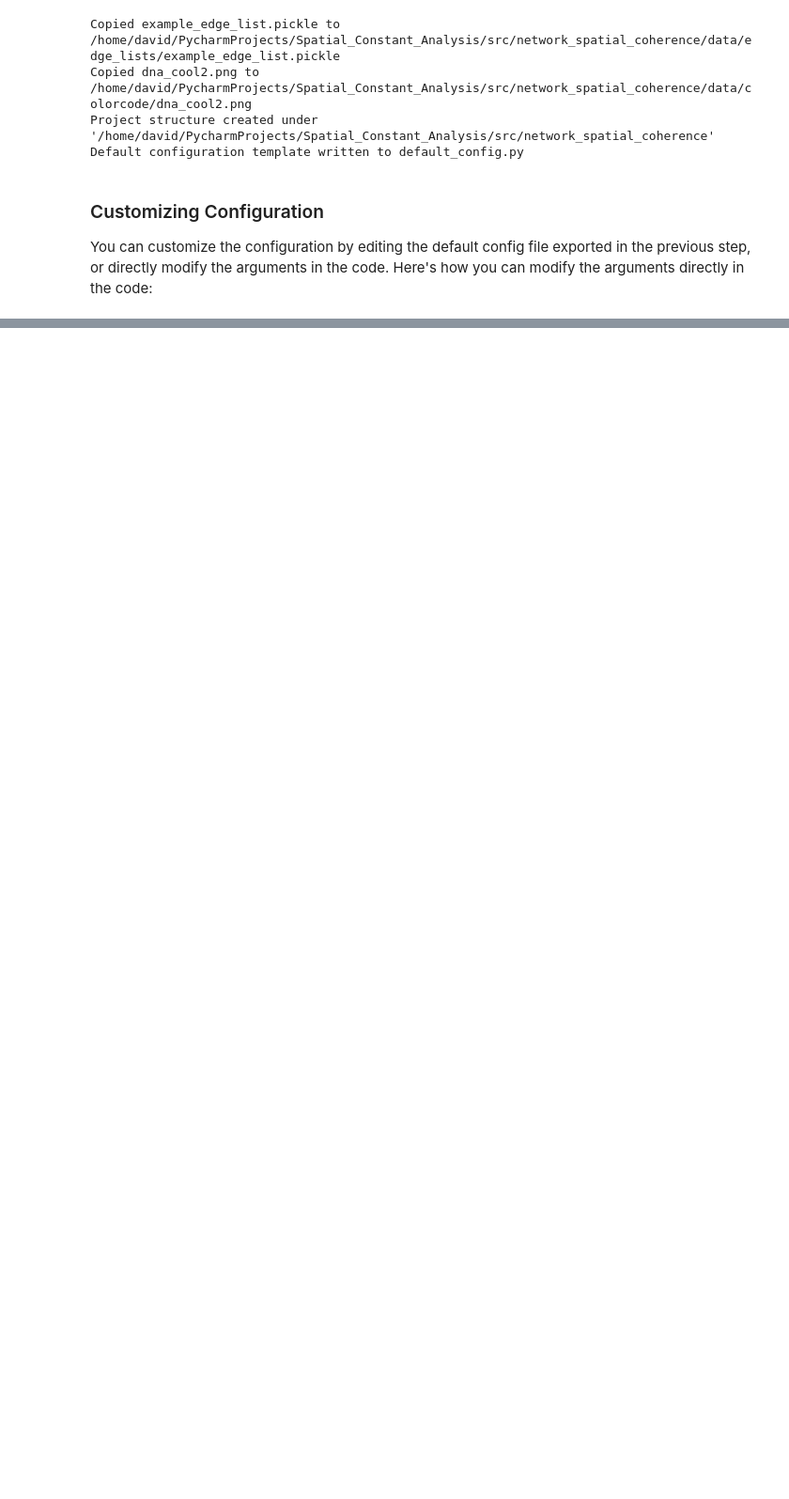
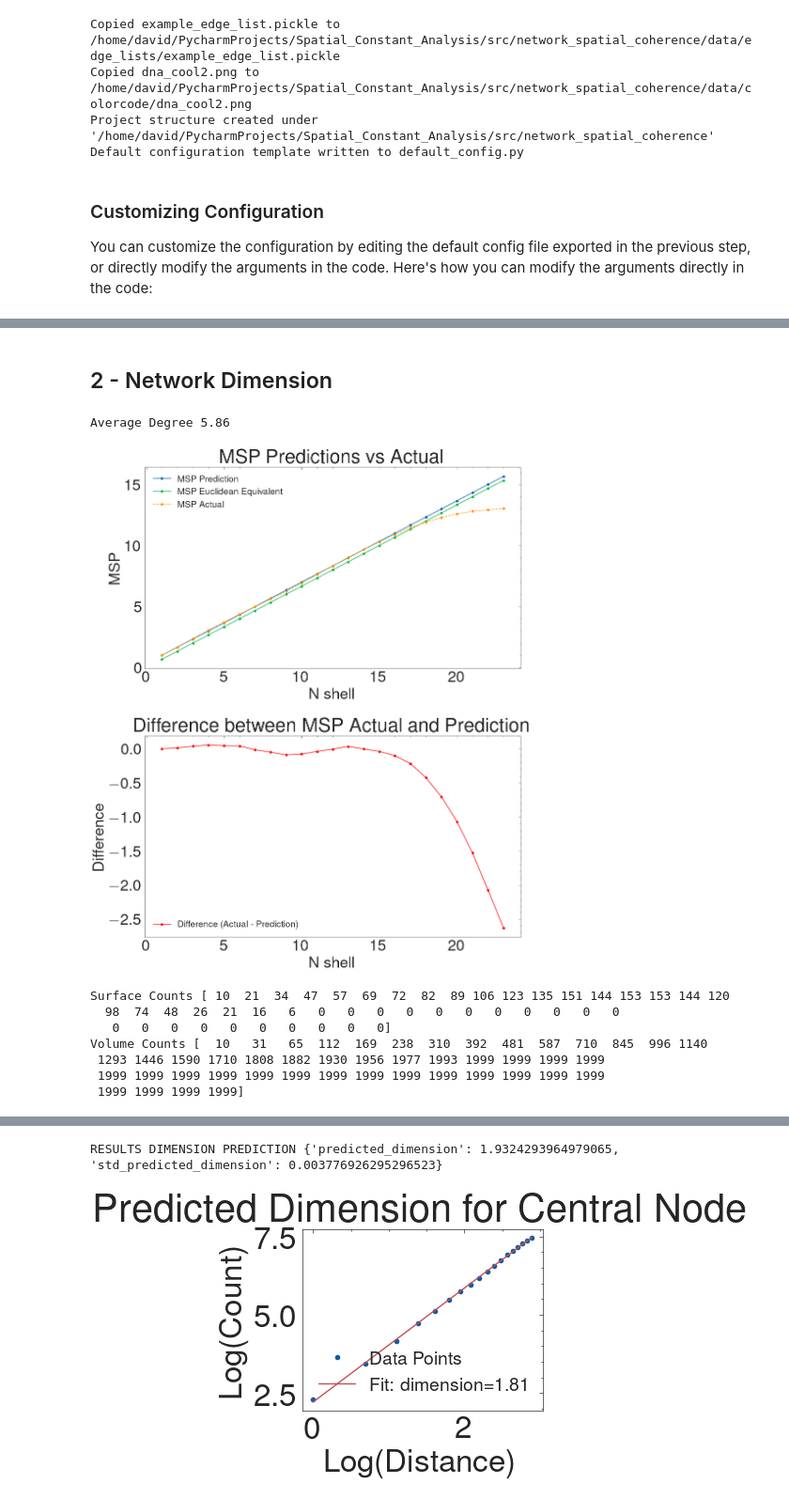
Before and after one commit to DavidFernandezBonet/Spatial_Constant_Analysis, a Jupyter notebook: network_spatial_coherence/network_spatial_coherence_tutorial.ipynb, the cells around one changed output, grey strips where cells are left out. Shown at 94% size. Cells and saved outputs as stored; diff of their text form; code cells hidden in the pictures; blank space fills up the shorter version.

```diff
--- a/network_spatial_coherence/network_spatial_coherence_tutorial.ipynb
+++ b/network_spatial_coherence/network_spatial_coherence_tutorial.ipynb
@@ -137,0 +122,14 @@ PREDICTED DIMENSIONS [1.         1.52       1.72881356 1.68627451 1.8902439  1.7
+# %% [markdown]
+## 2 - Network Dimension
+# %%
+nsc_pipeline.network_dimension(args)
+# %% [output]
+Average Degree 5.86
+[figure, added]
+Surface Counts [ 10  21  34  47  57  69  72  82  89 106 123 135 151 144 153 153 144 120
+  98  74  48  26  21  16   6   0   0   0   0   0   0   0   0   0   0   0
+   0   0   0   0   0   0   0   0   0   0]
+Volume Counts [  10   31   65  112  169  238  310  392  481  587  710  845  996 1140
+ 1293 1446 1590 1710 1808 1882 1930 1956 1977 1993 1999 1999 1999 1999
+ 1999 1999 1999 1999 1999 1999 1999 1999 1999 1999 1999 1999 1999 1999
+ 1999 1999 1999 1999]
@@ -137,0 +138,2 @@ PREDICTED DIMENSIONS [1.         1.52       1.72881356 1.68627451 1.8902439  1.7
+RESULTS DIMENSION PREDICTION {'predicted_dimension': 1.9324293964979065, 'std_predicted_dimension': 0.003776926295296523}
+[figure, added]
```
Also changed, not shown: parts of 14 cells of this notebook, 44 other files.
